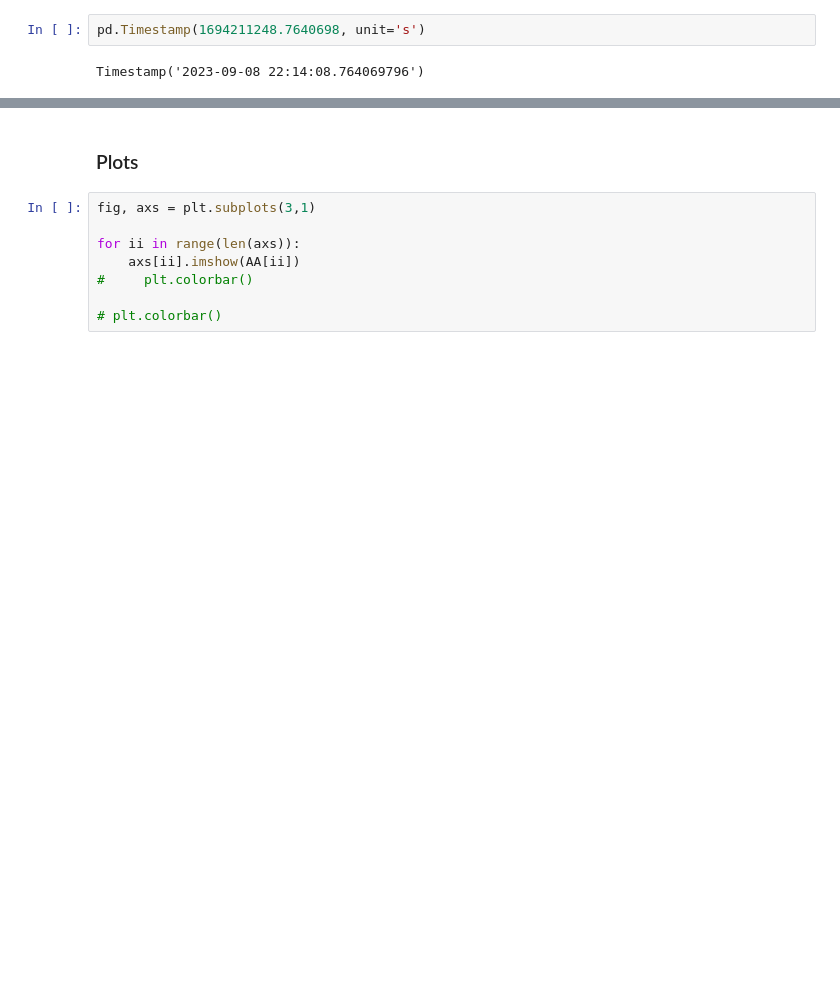
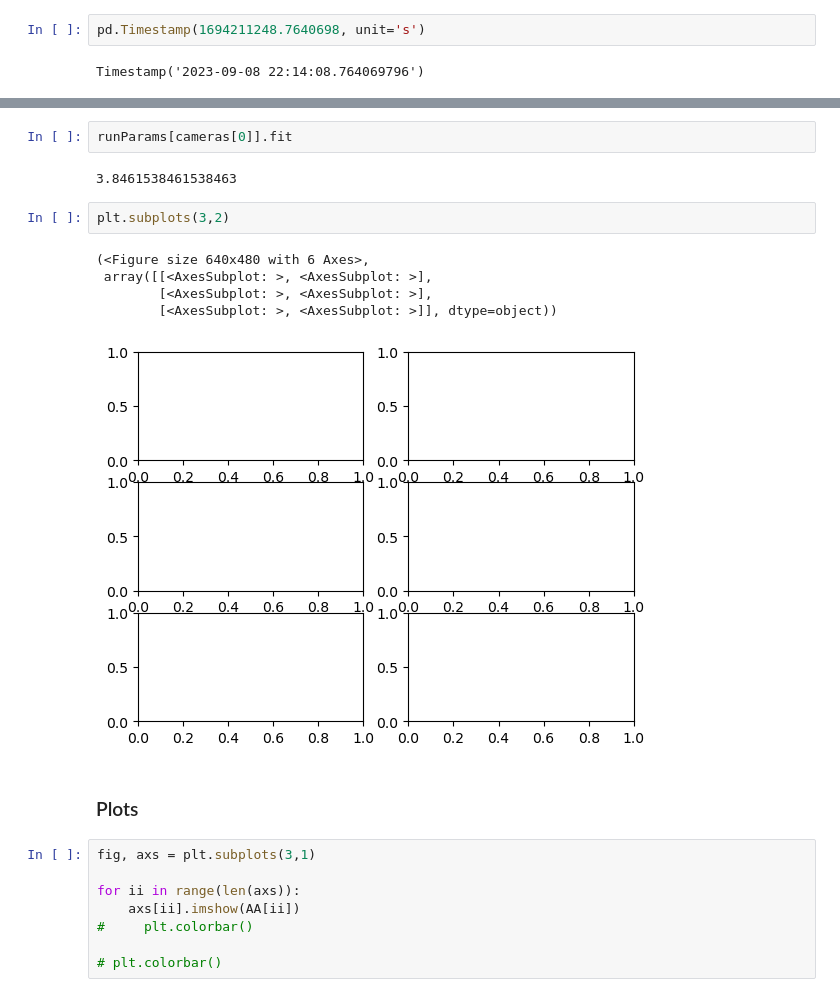
Before and after one commit to insommer/AnalysisCode, a Jupyter notebook: Coding Test/Coding Test.ipynb, the cells around one changed output, grey strips where cells are left out. Saved outputs shown, nothing was run; the diff lists cells and outputs as text; blank space fills up the shorter version.

```diff
--- a/Coding Test/Coding Test.ipynb
+++ b/Coding Test/Coding Test.ipynb
@@ -506,3 +850,15 @@ Timestamp('2023-09-08 22:14:08.764069796')
+# %%
+runParams[cameras[0]].fit
+# %% [output]
+3.8461538461538463
+# %%
+plt.subplots(3,2)
+# %% [output]
+(<Figure size 640x480 with 6 Axes>,
+ array([[<AxesSubplot: >, <AxesSubplot: >],
+        [<AxesSubplot: >, <AxesSubplot: >],
+        [<AxesSubplot: >, <AxesSubplot: >]], dtype=object))
+[figure, added]
 # %% [markdown]
 ### Plots
 # %%
```
Also changed, not shown: parts of 56 cells of this notebook, 6 other files.
